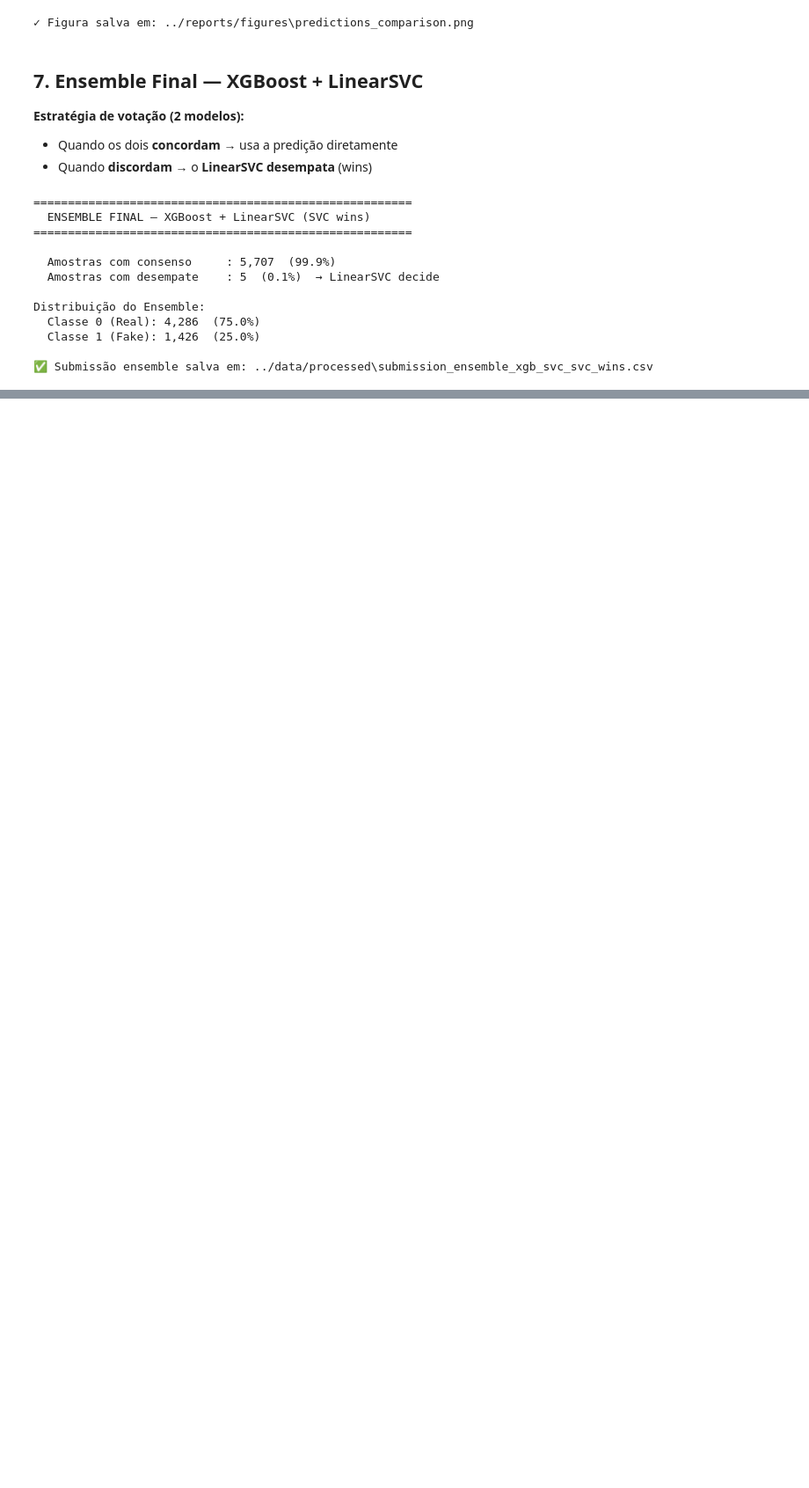
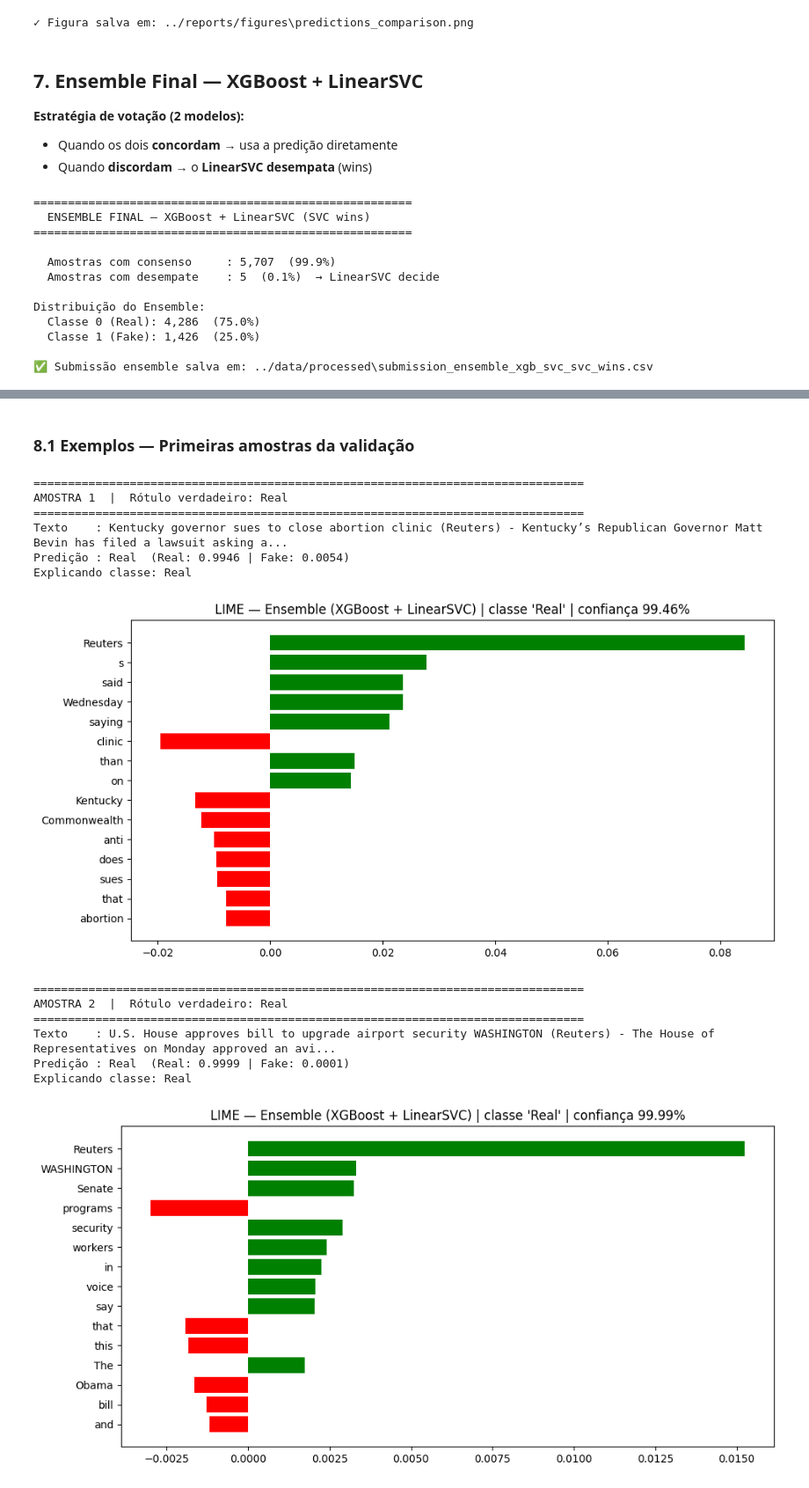
Before and after one commit to Eduardocin/ligia-nlp-challenge, a Jupyter notebook: notebooks/4.0-predictions.ipynb, the cells around one changed output, grey strips where cells are left out. Shown at 88% size. Drawn from its saved outputs; the diff is of its cells as text; code cells hidden in the pictures; blank space fills up the shorter version.

```diff
--- a/notebooks/4.0-predictions.ipynb
+++ b/notebooks/4.0-predictions.ipynb
@@ -264,0 +274,22 @@ Distribuição do Ensemble:
+# %%
+# ─── IMPORTAÇÕES LIME ─────────────────────────────────────────────────────────
+from lime.lime_text import LimeTextExplainer
+from scipy.special import expit  # sigmoid
+
+SEED_LIME   = 42
+CLASS_NAMES = ["Real", "Fake"]
+
+# ─── CARREGAR AMOSTRAS DE VALIDAÇÃO PARA DEMONSTRAÇÃO ─────────────────────────
+train_clean  = pd.read_csv(os.path.join(CHAR_DIR, 'train_clean.csv'))
+train_clean['title']     = train_clean['title'].fillna('')
+train_clean['text']      = train_clean['text'].fillna('')
+train_clean['full_text'] = train_clean['title'] + ' ' + train_clean['text']
+
+val_idx  = pd.read_csv(os.path.join(CHAR_DIR, 'val_indices.csv'))
+y_val_df = pd.read_csv(os.path.join(CHAR_DIR, 'y_val.csv'))
+
+df_val_lime = train_clean.iloc[val_idx.values.flatten()].reset_index(drop=True)
+df_val_lime['label'] = y_val_df.values.flatten()
+
+print(f"✓ {len(df_val_lime):,} amostras de validação carregadas para LIME")
+print(f"  Distribuição: {df_val_lime['label'].value_counts().to_dict()}")
@@ -264,0 +376,27 @@ Distribuição do Ensemble:
+# %% [markdown]
+### 8.1 Exemplos — Primeiras amostras da validação
+# %%
+# ─── EXPLICAÇÕES PARA AS 3 PRIMEIRAS AMOSTRAS DA VALIDAÇÃO ───────────────────
+for i in range(3):
+    text  = df_val_lime.loc[i, 'full_text']
+    label = int(df_val_lime.loc[i, 'label'])
+    print(f"{'='*80}")
+    print(f"AMOSTRA {i+1}  |  Rótulo verdadeiro: {CLASS_NAMES[label]}")
+    print(f"{'='*80}")
+    explain_lime_ensemble(text)
+    print()
+# %% [output]
+================================================================================
+AMOSTRA 1  |  Rótulo verdadeiro: Real
+================================================================================
+Texto    : Kentucky governor sues to close abortion clinic (Reuters) - Kentucky’s Republican Governor Matt Bevin has filed a lawsuit asking a...
+Predição : Real  (Real: 0.9946 | Fake: 0.0054)
+Explicando classe: Real
+[figure, added]
+================================================================================
+AMOSTRA 2  |  Rótulo verdadeiro: Real
+================================================================================
+Texto    : U.S. House approves bill to upgrade airport security WASHINGTON (Reuters) - The House of Representatives on Monday approved an avi...
+Predição : Real  (Real: 0.9999 | Fake: 0.0001)
+Explicando classe: Real
+[figure, added]
```
Also changed, not shown: parts of 12 cells of this notebook, 9 other files.
